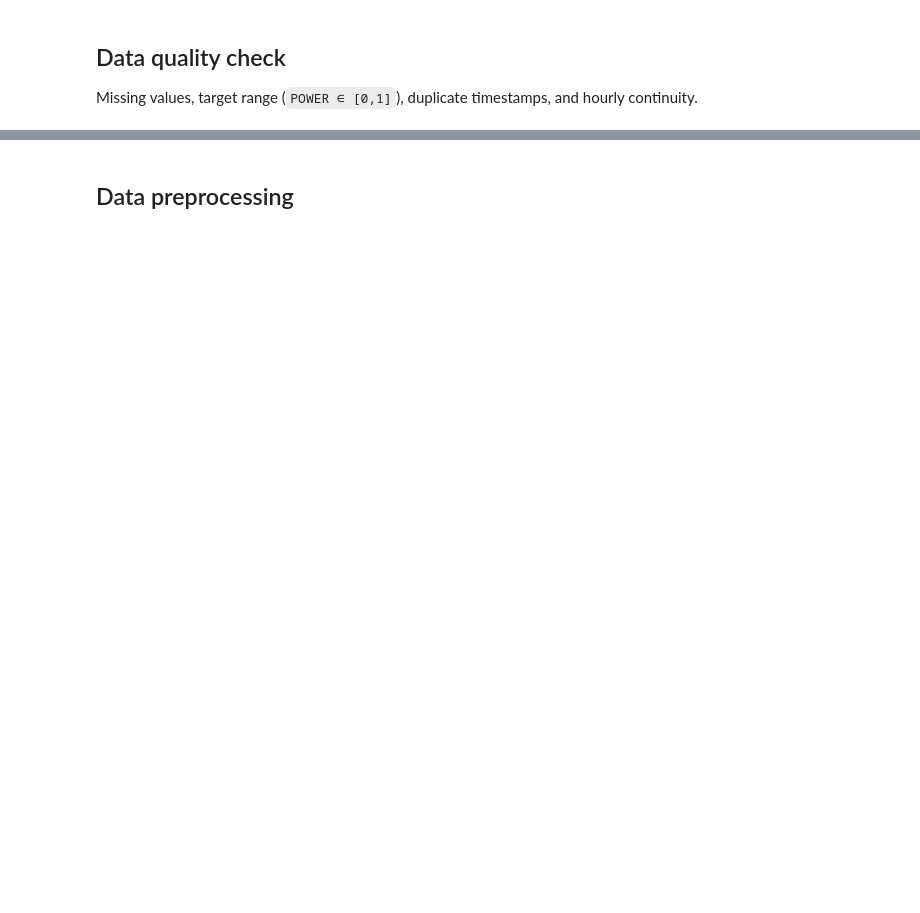
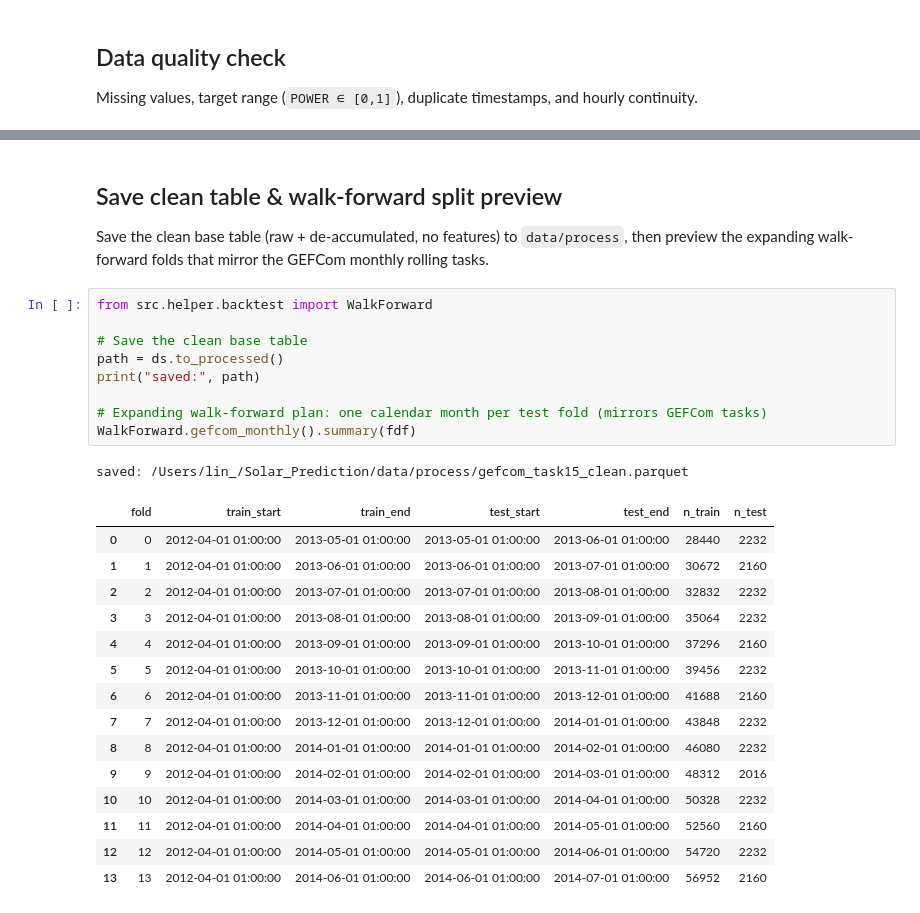
Before and after one commit to linnnFang/Solar_Prediction, a Jupyter notebook: notebook/DEFCom/DEFCom_EDA.ipynb, the cells around one changed output, grey strips where cells are left out. Saved outputs shown, nothing was run; the diff lists cells and outputs as text; blank space fills up the shorter version.

```diff
--- a/notebook/DEFCom/DEFCom_EDA.ipynb
+++ b/notebook/DEFCom/DEFCom_EDA.ipynb
@@ -164,2 +188,31 @@ missing hours: 2176
 # %% [markdown]
-## Data preprocessing
+## Save clean table & walk-forward split preview
+
+Save the clean base table (raw + de-accumulated, no features) to `data/process`, then
+preview the expanding walk-forward folds that mirror the GEFCom monthly rolling tasks.
+# %%
+from src.helper.backtest import WalkForward
+
+# Save the clean base table
+path = ds.to_processed()
+print("saved:", path)
+
+# Expanding walk-forward plan: one calendar month per test fold (mirrors GEFCom tasks)
+WalkForward.gefcom_monthly().summary(fdf)
+# %% [output]
+saved: /Users/lin_/Solar_Prediction/data/process/gefcom_task15_clean.parquet
+|  | fold | train_start | train_end | test_start | test_end | n_train | n_test |
+| 0 | 0 | 2012-04-01 01:00:00 | 2013-05-01 01:00:00 | 2013-05-01 01:00:00 | 2013-06-01 01:00:00 | 28440 | 2232 |
+| 1 | 1 | 2012-04-01 01:00:00 | 2013-06-01 01:00:00 | 2013-06-01 01:00:00 | 2013-07-01 01:00:00 | 30672 | 2160 |
+| 2 | 2 | 2012-04-01 01:00:00 | 2013-07-01 01:00:00 | 2013-07-01 01:00:00 | 2013-08-01 01:00:00 | 32832 | 2232 |
+| 3 | 3 | 2012-04-01 01:00:00 | 2013-08-01 01:00:00 | 2013-08-01 01:00:00 | 2013-09-01 01:00:00 | 35064 | 2232 |
+| 4 | 4 | 2012-04-01 01:00:00 | 2013-09-01 01:00:00 | 2013-09-01 01:00:00 | 2013-10-01 01:00:00 | 37296 | 2160 |
+| 5 | 5 | 2012-04-01 01:00:00 | 2013-10-01 01:00:00 | 2013-10-01 01:00:00 | 2013-11-01 01:00:00 | 39456 | 2232 |
+| 6 | 6 | 2012-04-01 01:00:00 | 2013-11-01 01:00:00 | 2013-11-01 01:00:00 | 2013-12-01 01:00:00 | 41688 | 2160 |
+| 7 | 7 | 2012-04-01 01:00:00 | 2013-12-01 01:00:00 | 2013-12-01 01:00:00 | 2014-01-01 01:00:00 | 43848 | 2232 |
+| 8 | 8 | 2012-04-01 01:00:00 | 2014-01-01 01:00:00 | 2014-01-01 01:00:00 | 2014-02-01 01:00:00 | 46080 | 2232 |
+| 9 | 9 | 2012-04-01 01:00:00 | 2014-02-01 01:00:00 | 2014-02-01 01:00:00 | 2014-03-01 01:00:00 | 48312 | 2016 |
+| 10 | 10 | 2012-04-01 01:00:00 | 2014-03-01 01:00:00 | 2014-03-01 01:00:00 | 2014-04-01 01:00:00 | 50328 | 2232 |
+| 11 | 11 | 2012-04-01 01:00:00 | 2014-04-01 01:00:00 | 2014-04-01 01:00:00 | 2014-05-01 01:00:00 | 52560 | 2160 |
+| 12 | 12 | 2012-04-01 01:00:00 | 2014-05-01 01:00:00 | 2014-05-01 01:00:00 | 2014-06-01 01:00:00 | 54720 | 2232 |
+| 13 | 13 | 2012-04-01 01:00:00 | 2014-06-01 01:00:00 | 2014-06-01 01:00:00 | 2014-07-01 01:00:00 | 56952 | 2160 |
```
Also changed, not shown: parts of 9 cells of this notebook, 8 other files.
